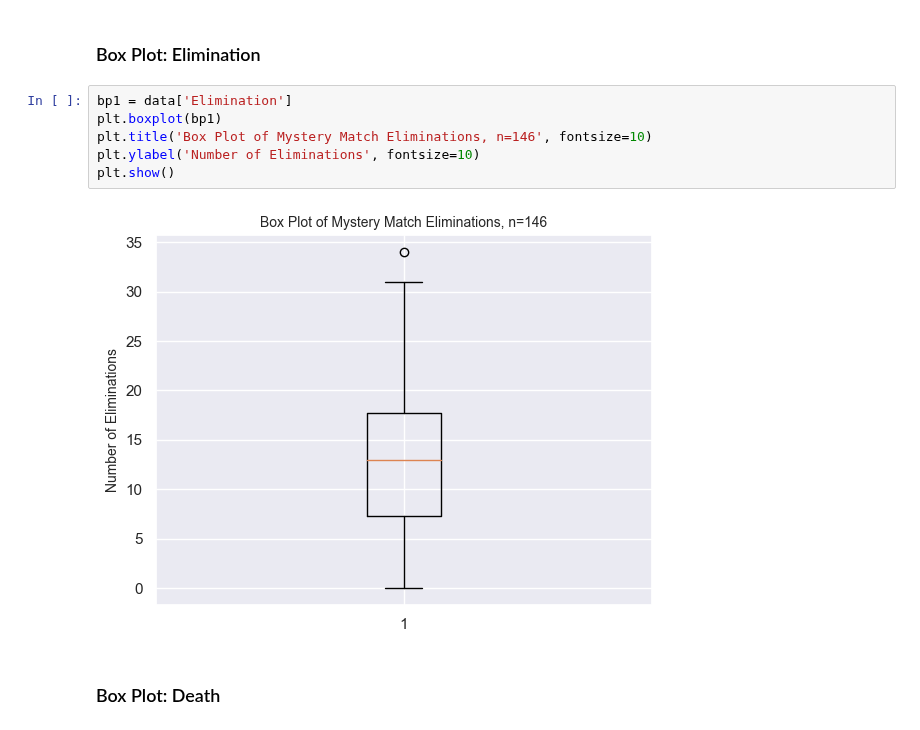
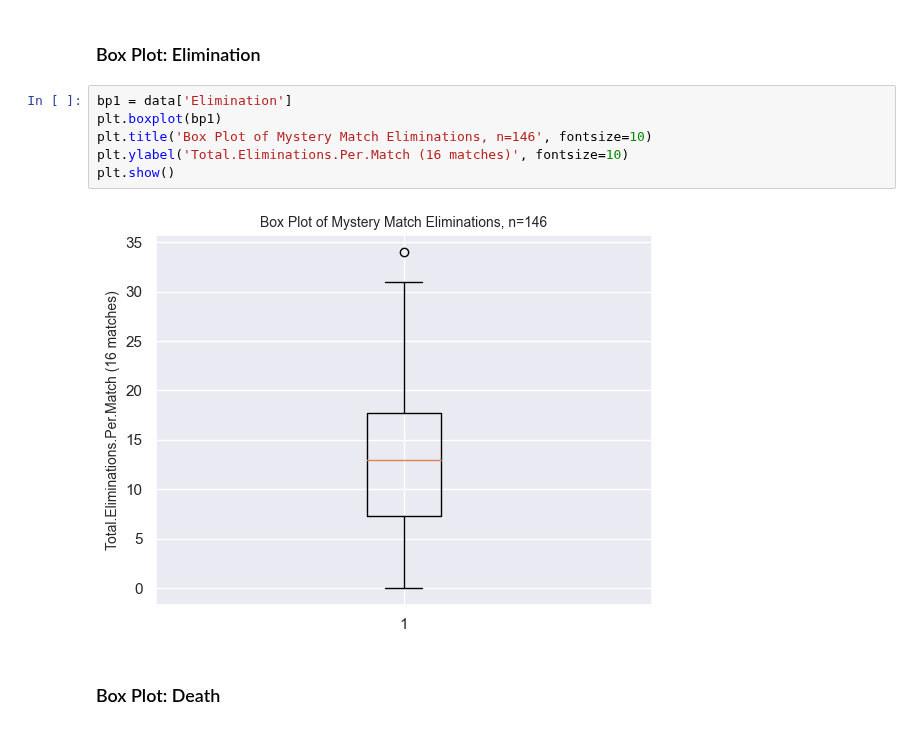
Before and after one commit to ddxbugs/owl-trainer, a Jupyter notebook: mystery.ipynb, the cells around one changed output. Saved outputs shown, nothing was run; the diff lists cells and outputs as text.

Commit message:
mystery.ipynb update boxplot ylabel description

```diff
--- a/mystery.ipynb
+++ b/mystery.ipynb
@@ -101,11 +101,11 @@ plt.show()
 # %%
 bp1 = data['Elimination']
 plt.boxplot(bp1)
 plt.title('Box Plot of Mystery Match Eliminations, n=146', fontsize=10)
-plt.ylabel('Number of Eliminations', fontsize=10)
+plt.ylabel('Total.Eliminations.Per.Match (16 matches)', fontsize=10)
 plt.show()
 # %% [output]
-[figure, old version]
+[figure, new version]
 # %% [markdown]
 ### Box Plot: Death
 # %%
```
Also changed, not shown: parts of 3 cells of this notebook.
